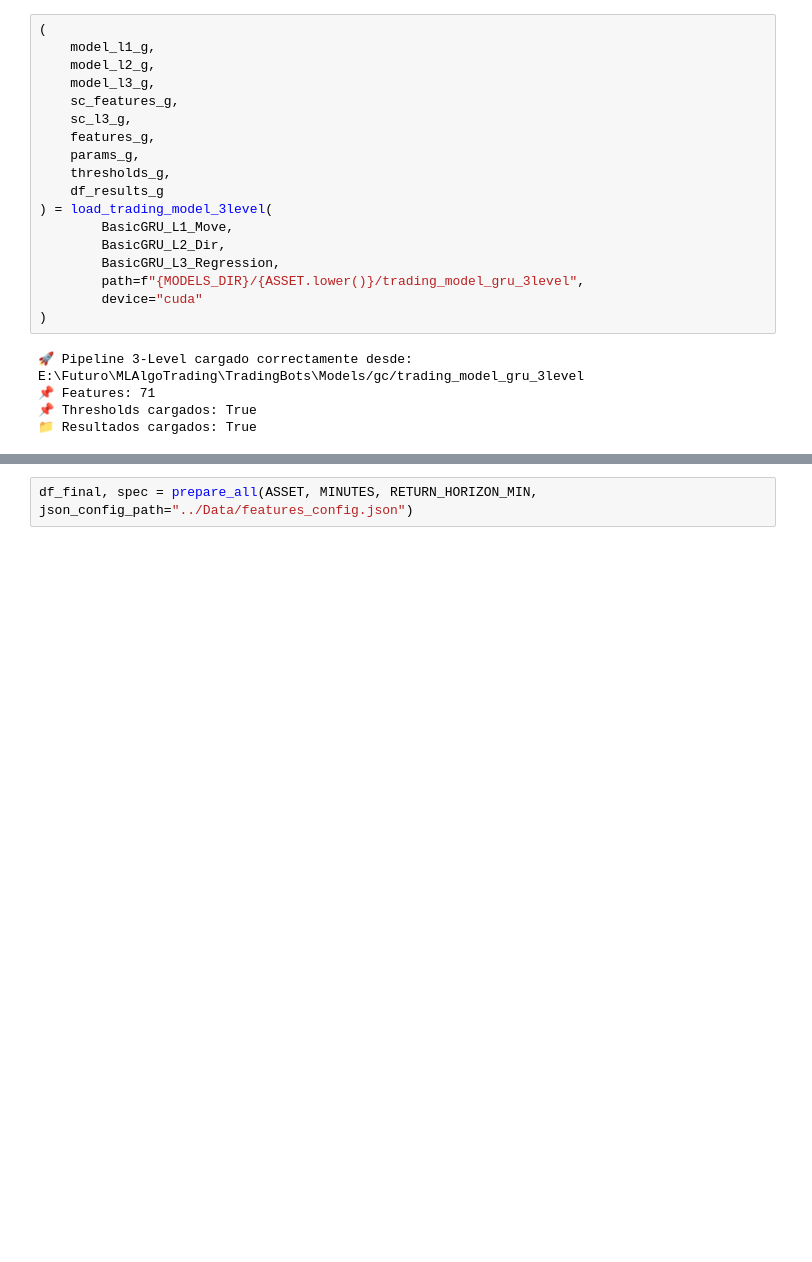
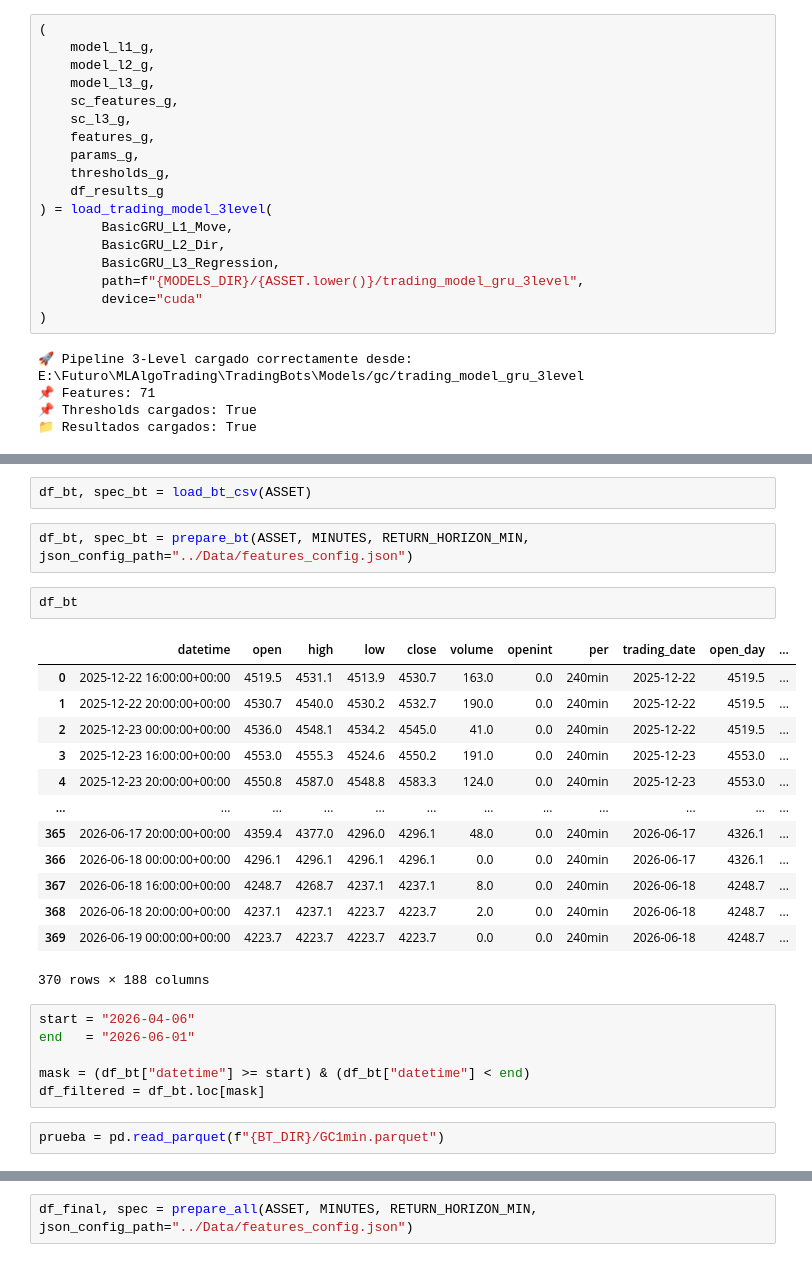
Before and after one commit to LijunZhou000/ML-Algorithmic-Trading, a Jupyter notebook: TradingBots/Notebooks/P4TrestingTriple.ipynb, the cells around one changed output, grey strips where cells are left out. Saved outputs shown, nothing was run; the diff lists cells and outputs as text; blank space fills up the shorter version.

```diff
--- a/TradingBots/Notebooks/P4TrestingTriple.ipynb
+++ b/TradingBots/Notebooks/P4TrestingTriple.ipynb
@@ -93,0 +104,28 @@ thresholds_g
+# %%
+df_bt, spec_bt = load_bt_csv(ASSET)
+# %%
+df_bt, spec_bt = prepare_bt(ASSET, MINUTES, RETURN_HORIZON_MIN, json_config_path="../Data/features_config.json")
+# %%
+df_bt
+# %% [output]
+|  | datetime | open | high | low | close | volume | openint | per | trading_date | open_day | ... |
+| 0 | 2025-12-22 16:00:00+00:00 | 4519.5 | 4531.1 | 4513.9 | 4530.7 | 163.0 | 0.0 | 240min | 2025-12-22 | 4519.5 | ... |
+| 1 | 2025-12-22 20:00:00+00:00 | 4530.7 | 4540.0 | 4530.2 | 4532.7 | 190.0 | 0.0 | 240min | 2025-12-22 | 4519.5 | ... |
+| 2 | 2025-12-23 00:00:00+00:00 | 4536.0 | 4548.1 | 4534.2 | 4545.0 | 41.0 | 0.0 | 240min | 2025-12-22 | 4519.5 | ... |
+| 3 | 2025-12-23 16:00:00+00:00 | 4553.0 | 4555.3 | 4524.6 | 4550.2 | 191.0 | 0.0 | 240min | 2025-12-23 | 4553.0 | ... |
+| 4 | 2025-12-23 20:00:00+00:00 | 4550.8 | 4587.0 | 4548.8 | 4583.3 | 124.0 | 0.0 | 240min | 2025-12-23 | 4553.0 | ... |
+| ... | ... | ... | ... | ... | ... | ... | ... | ... | ... | ... | ... |
+| 365 | 2026-06-17 20:00:00+00:00 | 4359.4 | 4377.0 | 4296.0 | 4296.1 | 48.0 | 0.0 | 240min | 2026-06-17 | 4326.1 | ... |
+| 366 | 2026-06-18 00:00:00+00:00 | 4296.1 | 4296.1 | 4296.1 | 4296.1 | 0.0 | 0.0 | 240min | 2026-06-17 | 4326.1 | ... |
+| 367 | 2026-06-18 16:00:00+00:00 | 4248.7 | 4268.7 | 4237.1 | 4237.1 | 8.0 | 0.0 | 240min | 2026-06-18 | 4248.7 | ... |
+| 368 | 2026-06-18 20:00:00+00:00 | 4237.1 | 4237.1 | 4223.7 | 4223.7 | 2.0 | 0.0 | 240min | 2026-06-18 | 4248.7 | ... |
+| 369 | 2026-06-19 00:00:00+00:00 | 4223.7 | 4223.7 | 4223.7 | 4223.7 | 0.0 | 0.0 | 240min | 2026-06-18 | 4248.7 | ... |
+370 rows × 188 columns
+# %%
+start = "2026-04-06"
+end   = "2026-06-01"
+
+mask = (df_bt["datetime"] >= start) & (df_bt["datetime"] < end)
+df_filtered = df_bt.loc[mask]
+# %%
+prueba = pd.read_parquet(f"{BT_DIR}/GC1min.parquet")
```
Also changed, not shown: parts of 15 cells of this notebook, 4 other files.
